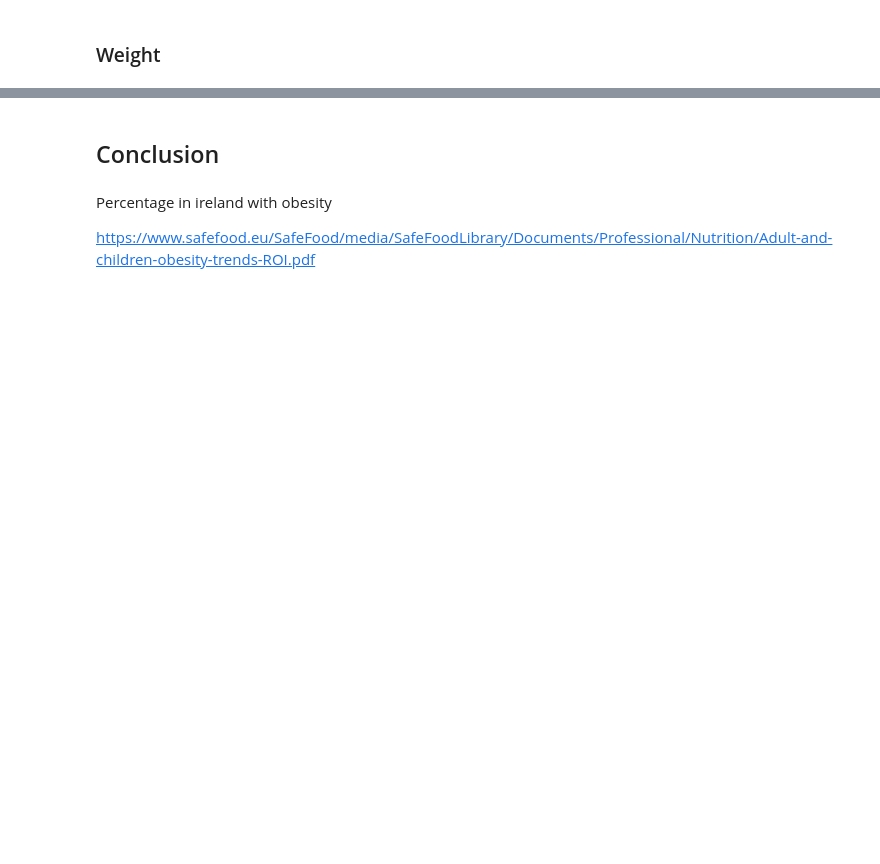
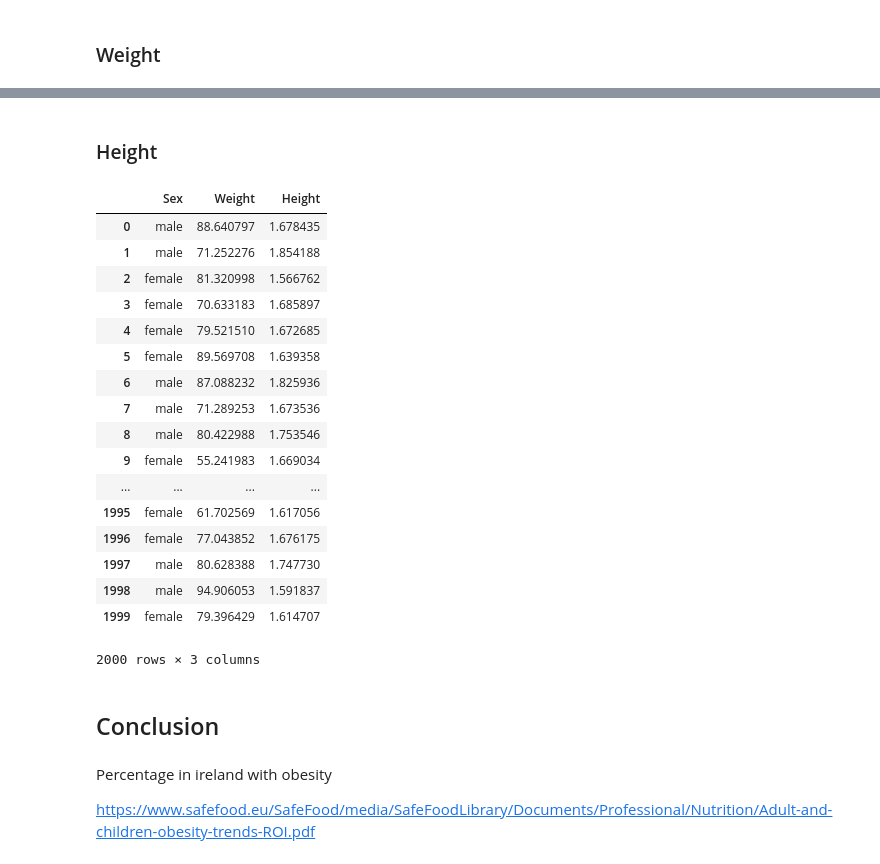
Before and after one commit to declanbarr/simulated-dataset, a Jupyter notebook: simulated-dataset.ipynb, the cells around one changed output, grey strips where cells are left out. Saved outputs shown, nothing was run; the diff lists cells and outputs as text; code cells hidden in the pictures; blank space fills up the shorter version.

```diff
--- a/simulated-dataset.ipynb
+++ b/simulated-dataset.ipynb
@@ -449,3 +471,35 @@ simdf
+# %% [markdown]
+### Height
+# %%
+# Initialising height column
+simdf['Height'] = 0
+
+# Adding male heights to male rows
+simdf['Height'].loc[simdf['Sex'] == 'male'] = pd.Series(maleHeightDist, index=maleRowIndex)
+
+# Adding female heights to male rows
+simdf['Height'].loc[simdf['Sex'] == 'female'] = pd.Series(femaleHeightDist, index=femaleRowIndex)
+
+simdf
+# %% [output]
+|  | Sex | Weight | Height |
+| 0 | male | 88.640797 | 1.678435 |
+| 1 | male | 71.252276 | 1.854188 |
+| 2 | female | 81.320998 | 1.566762 |
+| 3 | female | 70.633183 | 1.685897 |
+| 4 | female | 79.521510 | 1.672685 |
+| 5 | female | 89.569708 | 1.639358 |
+| 6 | male | 87.088232 | 1.825936 |
+| 7 | male | 71.289253 | 1.673536 |
+| 8 | male | 80.422988 | 1.753546 |
+| 9 | female | 55.241983 | 1.669034 |
+| ... | ... | ... | ... |
+| 1995 | female | 61.702569 | 1.617056 |
+| 1996 | female | 77.043852 | 1.676175 |
+| 1997 | male | 80.628388 | 1.747730 |
+| 1998 | male | 94.906053 | 1.591837 |
+| 1999 | female | 79.396429 | 1.614707 |
+2000 rows × 3 columns
 # %% [markdown]
 ## Conclusion
 # %% [markdown]
```
Also changed, not shown: parts of 11 cells of this notebook.
